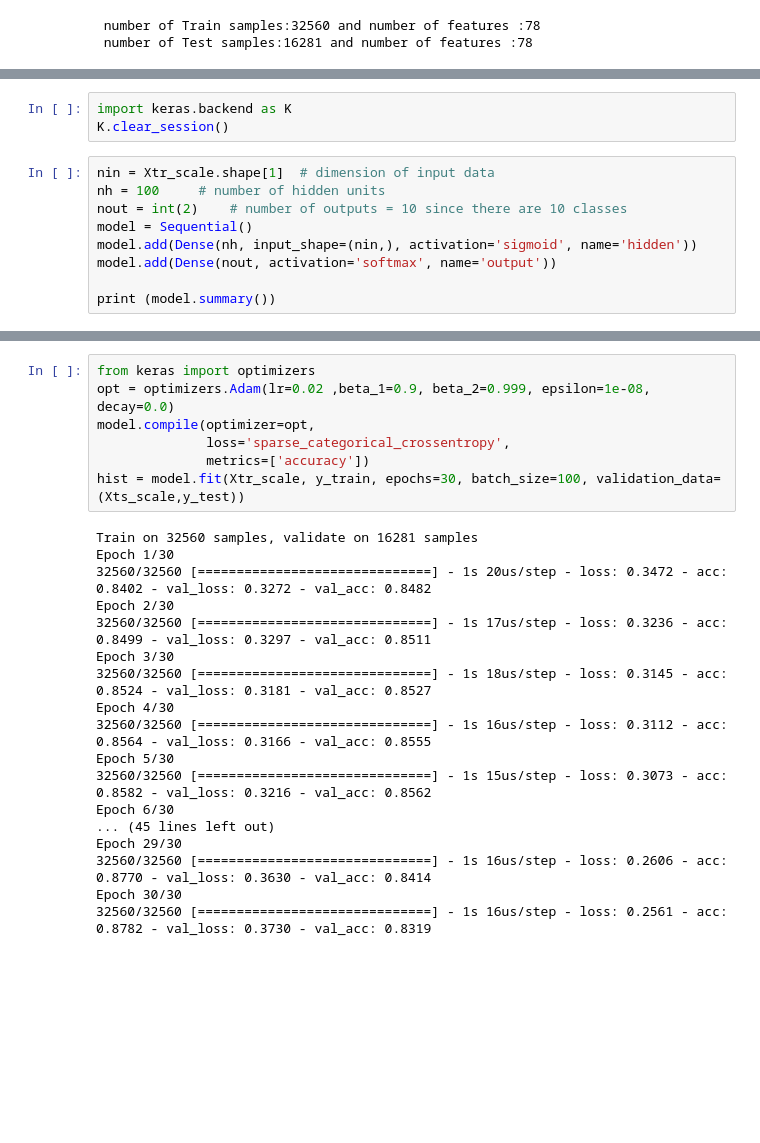
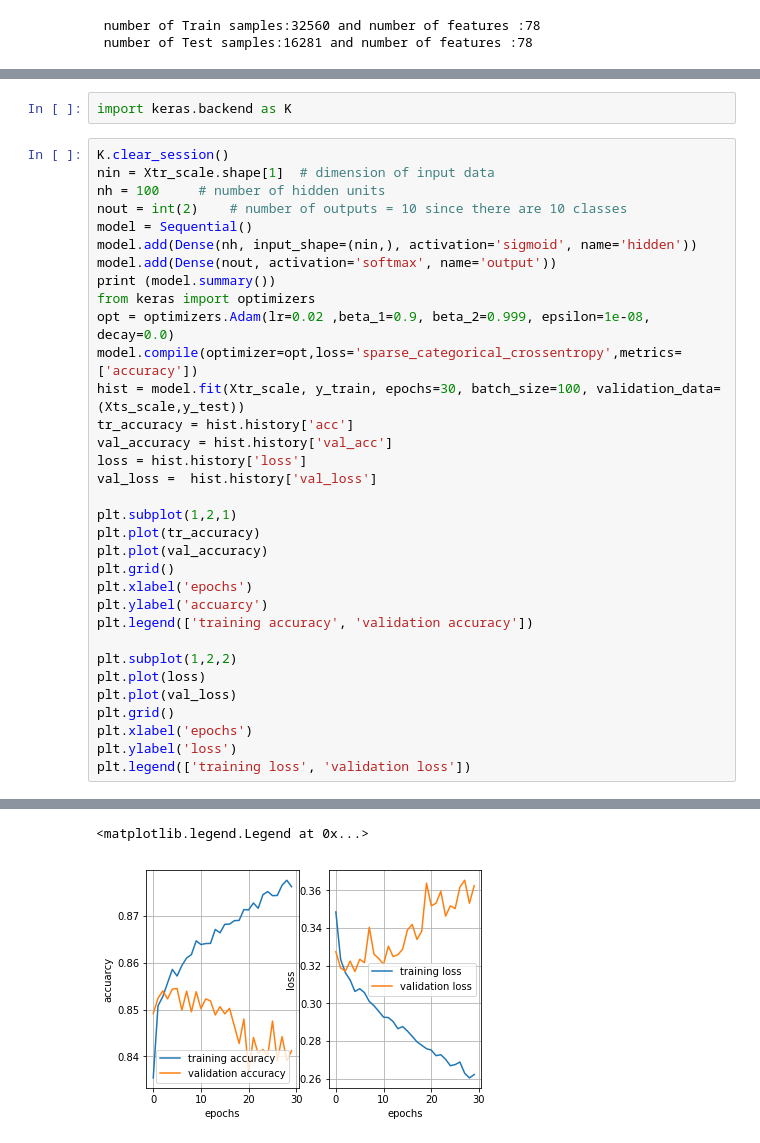
Before and after one commit to zwj102030/Machine_Learning_project, a Jupyter notebook: NN_classification .ipynb, the cells around one changed output, grey strips where cells are left out. Drawn from its saved outputs; the diff is of its cells as text; blank space fills up the shorter version.

```diff
--- a/NN_classification .ipynb
+++ b/NN_classification .ipynb
@@ -87,15 +85,38 @@ Using TensorFlow backend.
 # %%
 import keras.backend as K
-K.clear_session()
 # %%
+K.clear_session()
 nin = Xtr_scale.shape[1]  # dimension of input data
 nh = 100     # number of hidden units
 nout = int(2)    # number of outputs = 10 since there are 10 classes
 model = Sequential()
 model.add(Dense(nh, input_shape=(nin,), activation='sigmoid', name='hidden'))
 model.add(Dense(nout, activation='softmax', name='output'))
+print (model.summary())
+from keras import optimizers
+opt = optimizers.Adam(lr=0.02 ,beta_1=0.9, beta_2=0.999, epsilon=1e-08, decay=0.0)
+model.compile(optimizer=opt,loss='sparse_categorical_crossentropy',metrics=['accuracy'])
+hist = model.fit(Xtr_scale, y_train, epochs=30, batch_size=100, validation_data=(Xts_scale,y_test))
+tr_accuracy = hist.history['acc']
+val_accuracy = hist.history['val_acc']
+loss = hist.history['loss']
+val_loss =  hist.history['val_loss']
 
-print (model.summary())
+plt.subplot(1,2,1)
+plt.plot(tr_accuracy)
+plt.plot(val_accuracy)
+plt.grid()
+plt.xlabel('epochs')
+plt.ylabel('accuarcy')
+plt.legend(['training accuracy', 'validation accuracy'])
+
+plt.subplot(1,2,2)
+plt.plot(loss)
+plt.plot(val_loss)
+plt.grid()
+plt.xlabel('epochs')
+plt.ylabel('loss')
+plt.legend(['training loss', 'validation loss'])
 # %% [output]
 _________________________________________________________________
 Layer (type)                 Output Shape              Param #
@@ -112,25 +138,2 @@ None
+<matplotlib.legend.Legend at 0x...>
+[figure, added]
-# %%
-from keras import optimizers
-opt = optimizers.Adam(lr=0.02 ,beta_1=0.9, beta_2=0.999, epsilon=1e-08, decay=0.0)
-model.compile(optimizer=opt,
-              loss='sparse_categorical_crossentropy',
-              metrics=['accuracy'])
-hist = model.fit(Xtr_scale, y_train, epochs=30, batch_size=100, validation_data=(Xts_scale,y_test))
-# %% [output]
-Train on 32560 samples, validate on 16281 samples
-Epoch 1/30
-32560/32560 [==============================] - 1s 20us/step - loss: 0.3472 - acc: 0.8402 - val_loss: 0.3272 - val_acc: 0.8482
-Epoch 2/30
-32560/32560 [==============================] - 1s 17us/step - loss: 0.3236 - acc: 0.8499 - val_loss: 0.3297 - val_acc: 0.8511
-Epoch 3/30
-32560/32560 [==============================] - 1s 18us/step - loss: 0.3145 - acc: 0.8524 - val_loss: 0.3181 - val_acc: 0.8527
-Epoch 4/30
-32560/32560 [==============================] - 1s 16us/step - loss: 0.3112 - acc: 0.8564 - val_loss: 0.3166 - val_acc: 0.8555
-Epoch 5/30
-32560/32560 [==============================] - 1s 15us/step - loss: 0.3073 - acc: 0.8582 - val_loss: 0.3216 - val_acc: 0.8562
-Epoch 6/30
-... (45 lines left out)
-Epoch 29/30
-32560/32560 [==============================] - 1s 16us/step - loss: 0.2606 - acc: 0.8770 - val_loss: 0.3630 - val_acc: 0.8414
-Epoch 30/30
-32560/32560 [==============================] - 1s 16us/step - loss: 0.2561 - acc: 0.8782 - val_loss: 0.3730 - val_acc: 0.8319
```
Also changed, not shown: parts of 5 cells of this notebook.
